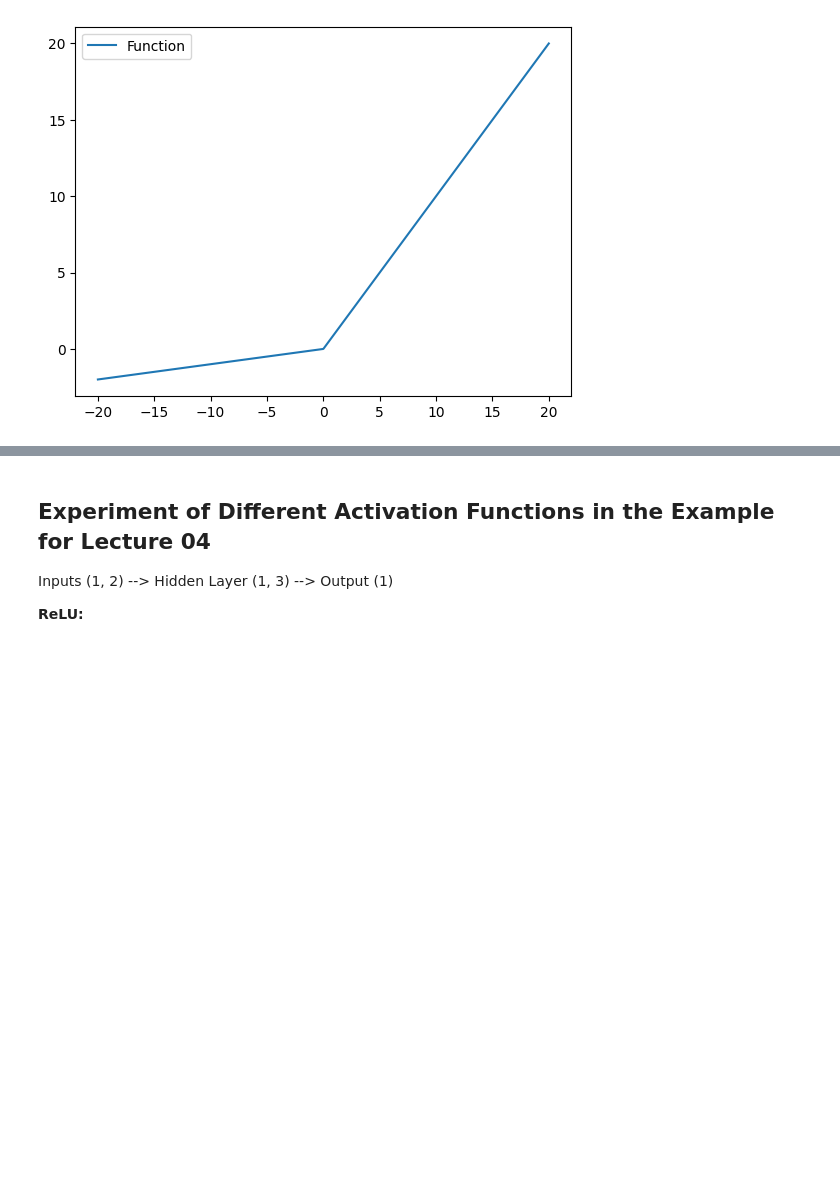
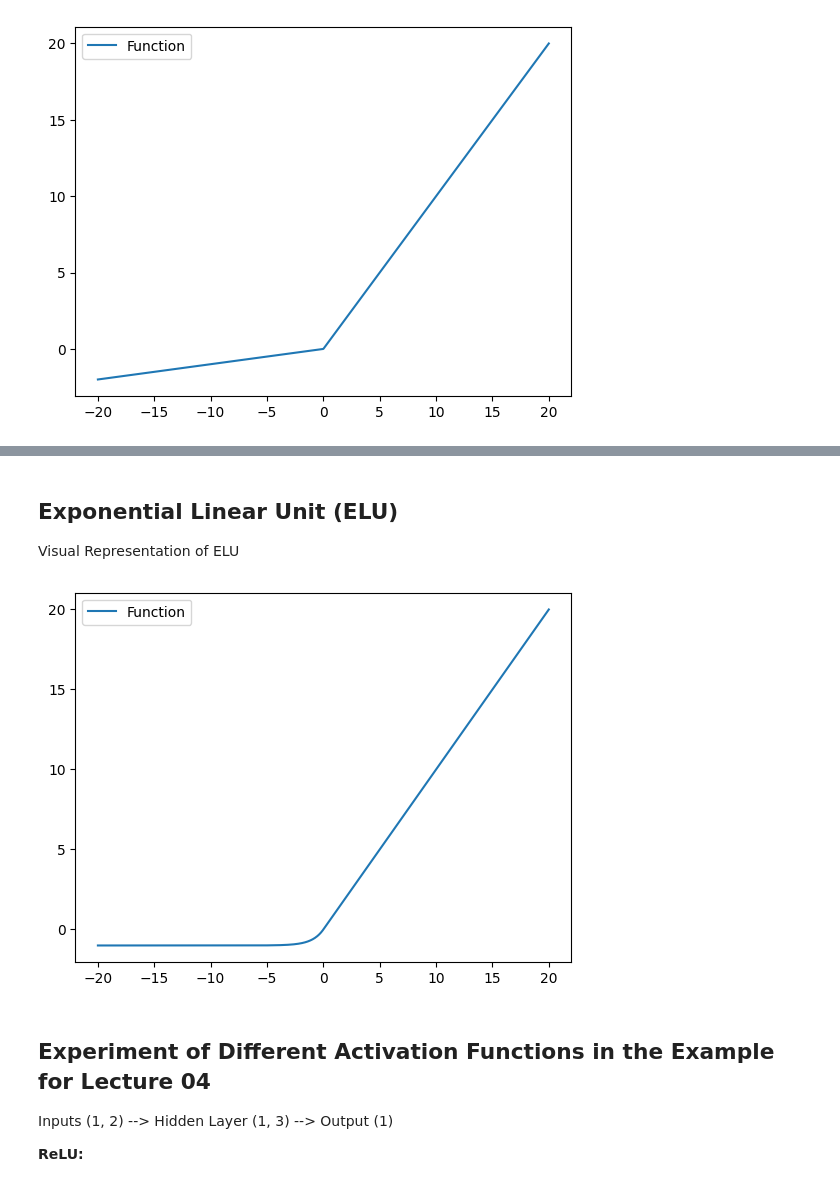
Before and after one commit to Lhahn01/activation-functions-lh, a Jupyter notebook: Activation Functions.ipynb, the cells around one changed output, grey strips where cells are left out. Saved outputs shown, nothing was run; the diff lists cells and outputs as text; code cells hidden in the pictures; blank space fills up the shorter version.

```diff
--- a/Activation Functions.ipynb
+++ b/Activation Functions.ipynb
@@ -138,3 +220,22 @@ plt.show()
+# %% [markdown]
+## Exponential Linear Unit (ELU)
+Visual Representation of ELU
+# %%
+# Computing function of ELU:
+a = 1 # Controls the value to which an ELU saturates for negative net inputs.
+x = np.linspace(-20, 20, 1000)
+y = []
+for curr_x in x:
+    if curr_x < 0:
+        y.append(a * (np.exp(curr_x) - 1))
+    else:
+        y.append(curr_x)
+
+plt.plot(x,y, label='Function')
+plt.legend(loc="upper left")
+plt.show()
+# %% [output]
+[figure, added]
 # %% [markdown]
 ## Experiment of Different Activation Functions in the Example for Lecture 04
 
```
Also changed, not shown: parts of 19 cells of this notebook.
